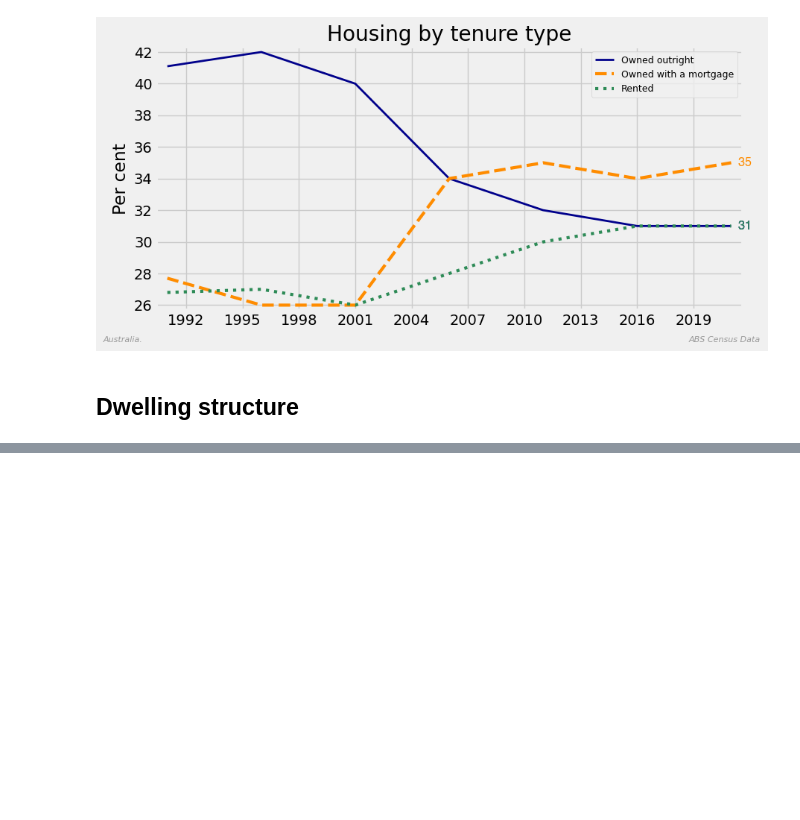
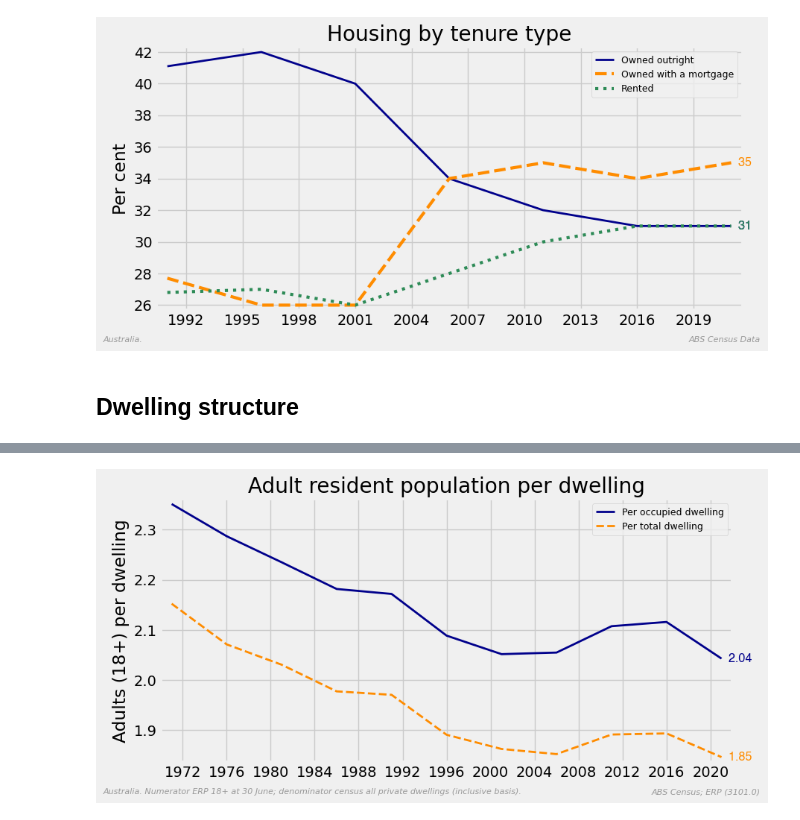
Before and after one commit to bpalmer4/Charts-based-on-ABS-data, a Jupyter notebook: notebooks/ABS Census - Ad Hoc.ipynb, the cells around one changed output, grey strips where cells are left out. Cells and saved outputs as stored; diff of their text form; code cells hidden in the pictures; blank space fills up the shorter version.

```diff
--- a/notebooks/ABS Census - Ad Hoc.ipynb
+++ b/notebooks/ABS Census - Ad Hoc.ipynb
@@ -95,0 +106,79 @@ csv = """,House,Townhouse,Apartment
+# %%
+# --- Numerator: ERP persons aged 18+ at 30 June, fetched dynamically via readabs ---
+erp_data, erp_meta = ra.read_abs_cat("3101.0", single_excel_only="3101059")
+erp = erp_data["3101059"]
+
+
+def is_adult_persons(did):
+    """True for an 'Estimated Resident Population ; Persons ; <age> ;' series with age >= 18."""
+    parts = [p.strip() for p in did.split(";")]
+    if len(parts) < 3 or parts[1] != "Persons":
+        return False
+    m = re.match(r"(\d+)", parts[2])  # "100 and over" -> 100
+    return bool(m) and int(m.group(1)) >= 18
+
+
+adult_ids = [row[mc.id] for _, row in erp_meta.iterrows() if is_adult_persons(row[mc.did])]
+adults_18plus = erp[adult_ids].sum(axis=1)  # annual, period[Y-JUN]
+adults_18plus.index = adults_18plus.index.year  # int year, for joining to census years
+
+# --- Denominator: census dwelling counts (hand-entered; no readabs source) ---
+# Private dwellings, Australia, by census year, harmonised to the INCLUSIVE basis: the
+# occupied count includes "visitor only" and "other not classifiable" households (vnc).
+# 1971-2006 QuickStats/bulletins already report occupied inclusively; 2011-2021 QuickStats
+# EXCLUDE vnc from the headline occupied/unoccupied split, so we add it back here. Without
+# this, the 2006->2011 transition mixes bases (inclusive 2006 vs exclusive 2011) and produces
+# a spurious dwelling-growth trough (~0.6%/yr instead of ~1.6%/yr). vnc = ABS "all private
+# dwellings" header minus (occupied + unoccupied):
+#   2011: 9,117,033 - 8,694,790 = 422,243
+#   2016: 9,901,496 - 9,325,947 = 575,549
+#   2021: 10,852,208 - 10,318,993 = 533,215
+# Sources: 1971 Census Bulletin 2 Table 1; 1976 Pop & Dwellings Summary Table 3;
+# 1981 Summary Characteristics Table 1; 1986 Cross-Classified Char. Tables C77 & C80;
+# 1991 occupied from Census Characteristics (cat 2710.0), unoccupied from Australian Social
+# Trends 1994 (cat 4102.0, to nearest 100); 1996 Social & Housing Char. Table B14;
+# 2001-2021 ABS Census QuickStats (incl. all-private-dwellings header for vnc 2011-2021).
+dwellings_csv = """year,occupied,unoccupied,vnc
+1971,3670553,339057,0
+1976,4140521,431200,0
+1981,4668909,469742,0
+1986,5264516,543540,0
+1991,5852446,597600,0
+1996,6496072,679165,0
+2001,7072202,717877,0
+2006,7596183,830376,0
+2011,7760320,934470,422243
+2016,8286073,1039874,575549
+2021,9275217,1043776,533215
+"""
+dwellings = pd.read_csv(BytesIO(dwellings_csv.encode("utf-8")), index_col="year")
+dwellings["occupied"] = dwellings["occupied"] + dwellings["vnc"]  # harmonise to inclusive basis
+dwellings["total"] = dwellings["occupied"] + dwellings["unoccupied"]
+
+# --- Ratios: adults per dwelling ---
+adults = adults_18plus.reindex(dwellings.index)
+ratios = pd.DataFrame(
+    {
+        "Per occupied dwelling": adults / dwellings["occupied"],
+        "Per total dwelling": adults / dwellings["total"],
+    }
+)
+ratios.index = pd.PeriodIndex(ratios.index, freq="Y")
+
+_, ax = plt.subplots()
+line_plot_finalise(
+    ratios,
+    ax=ax,
+    title="Adult resident population per dwelling",
+    ylabel="Adults (18+) per dwelling",
+    rfooter="ABS Census; ERP (3101.0)",
+    lfooter="Australia. Numerator ERP 18+ at 30 June; denominator census all private dwellings (inclusive basis).",
+    legend={"loc": "upper right", "fontsize": 9},
+    style=["-", "--"],
+    width=[2, 2],
+    annotate=True,
+    rounding=2,
+    show=SHOW,
+    file_type=FILE_TYPE,
+)
+# %% [output]
@@ -95,0 +186 @@ csv = """,House,Townhouse,Apartment
+[figure, added]
```
Also changed, not shown: parts of 10 cells of this notebook, 4 other files.
